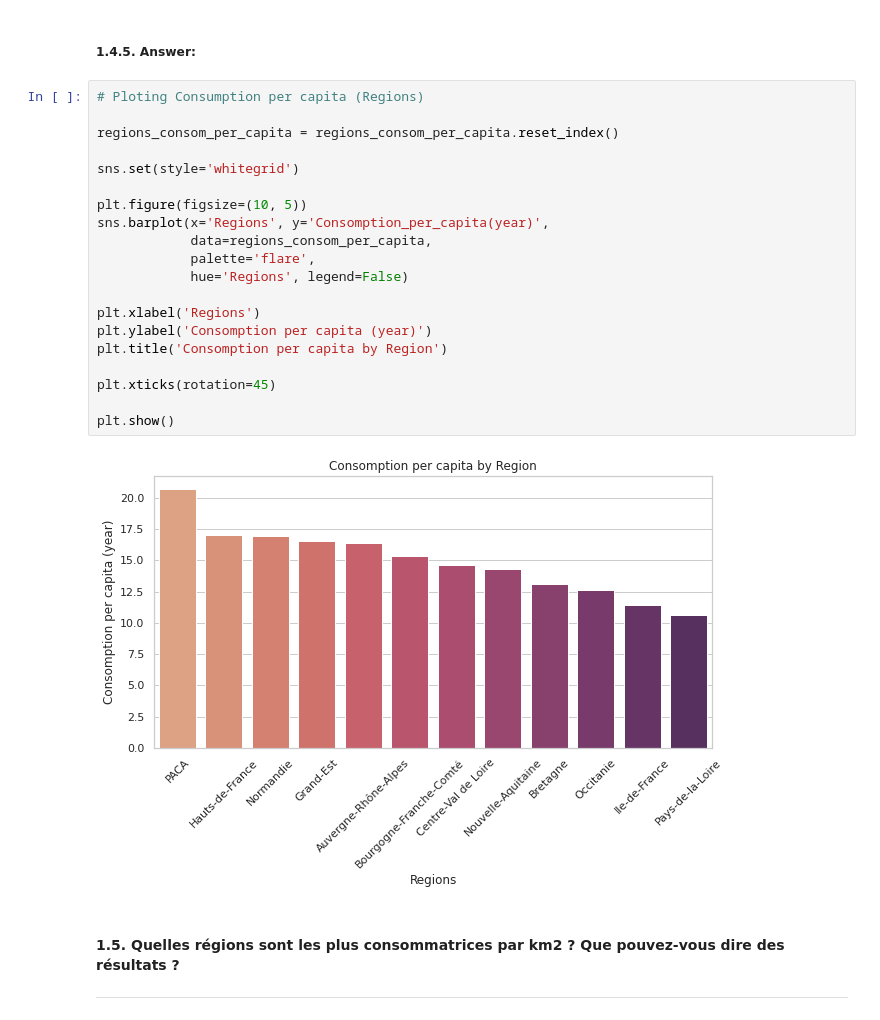
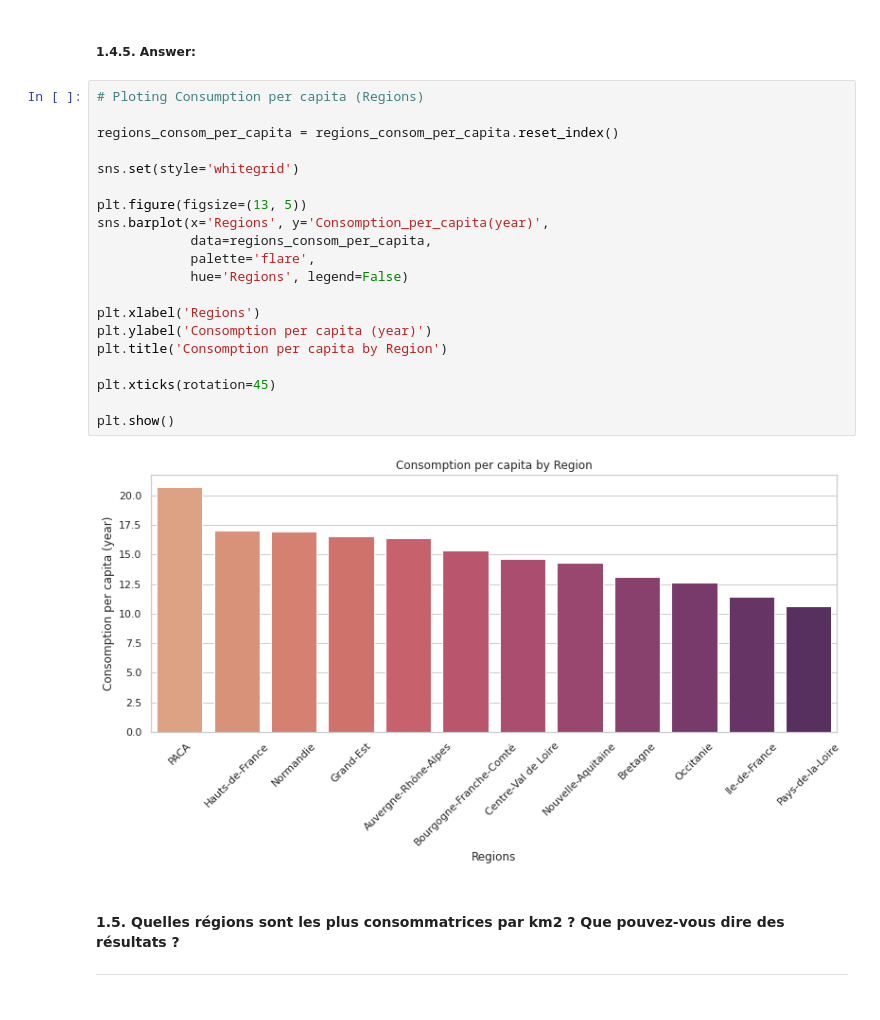
Before and after one commit to eusoumarkinhoz/Stats_Prob-2, a Jupyter notebook: Notebook/1.2 _wip_Regional - Series temporelles.ipynb, the cells around one changed output. Saved outputs shown, nothing was run; the diff lists cells and outputs as text.

Commit message:
Plotting struggle

```diff
--- a/Notebook/1.2 _wip_Regional - Series temporelles.ipynb
+++ b/Notebook/1.2 _wip_Regional - Series temporelles.ipynb
@@ -316,25 +320,25 @@ regions_consom_per_capita
 # %%
 # Ploting Consumption per capita (Regions)
 
 regions_consom_per_capita = regions_consom_per_capita.reset_index()
 
 sns.set(style='whitegrid')
 
-plt.figure(figsize=(10, 5))
+plt.figure(figsize=(13, 5))
 sns.barplot(x='Regions', y='Consomption_per_capita(year)',
             data=regions_consom_per_capita,
             palette='flare',
             hue='Regions', legend=False)
 
 plt.xlabel('Regions')
 plt.ylabel('Consomption per capita (year)')
 plt.title('Consomption per capita by Region')
 
 plt.xticks(rotation=45)
 
 plt.show()
 # %% [output]
-[figure, old version]
+[figure, new version]
 # %% [markdown]
 #### 1.5. Quelles régions sont les plus consommatrices par km2 ? Que pouvez-vous dire des résultats ?
 ___________________________________________
```
Also changed, not shown: parts of 16 cells of this notebook, 1 other file.
